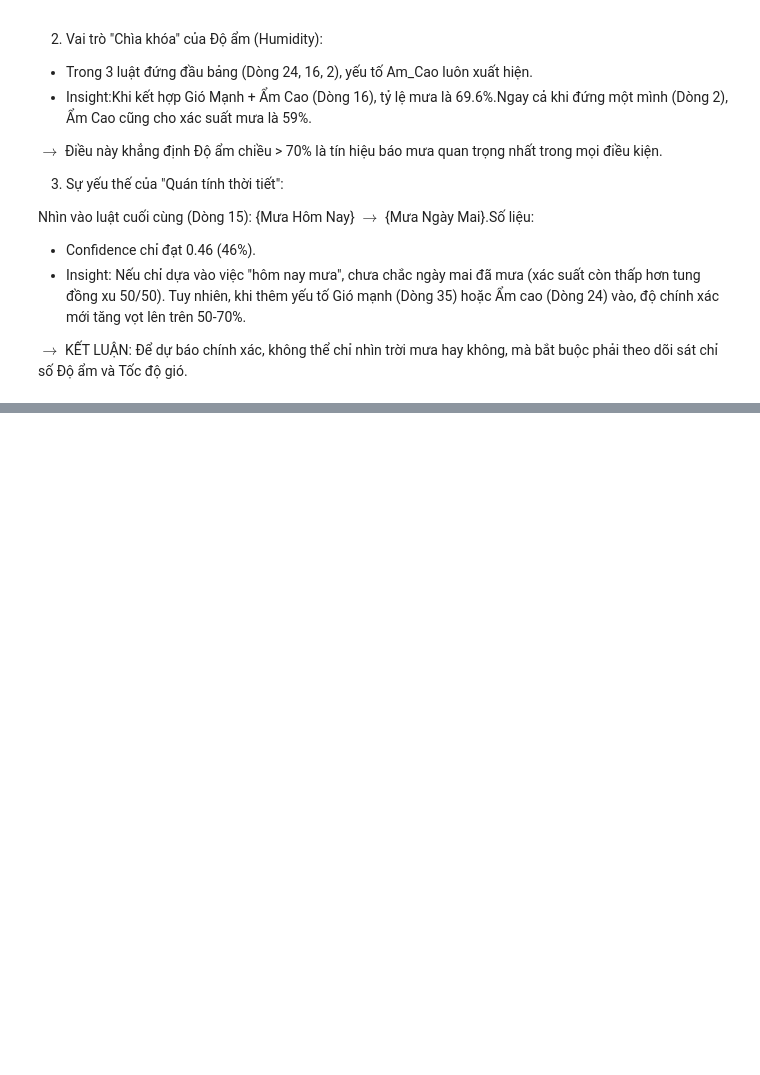
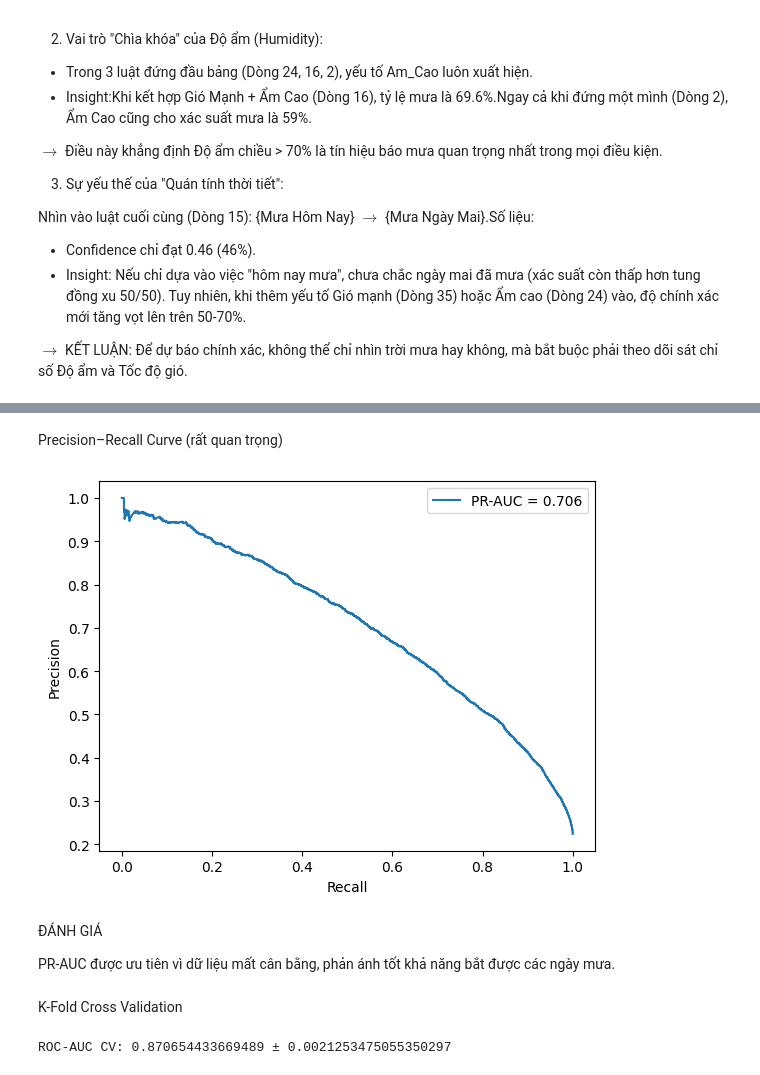
Before and after one commit to tuonglong1012/Khai_Pha_Cuoi_Ky, a Jupyter notebook: phantiepcuaLong.ipynb, the cells around one changed output, grey strips where cells are left out. Saved outputs shown, nothing was run; the diff lists cells and outputs as text; code cells hidden in the pictures; blank space fills up the shorter version.

```diff
--- a/phantiepcuaLong.ipynb
+++ b/phantiepcuaLong.ipynb
@@ -986,0 +986,3 @@ $\rightarrow$ KẾT LUẬN: Để dự báo chính xác, không thể chỉ nhì
+# %%
+num_cols = X.select_dtypes(include=["int64", "float64"]).columns
+cat_cols = X.select_dtypes(include=["object"]).columns
@@ -986,0 +1090,30 @@ $\rightarrow$ KẾT LUẬN: Để dự báo chính xác, không thể chỉ nhì
+# %% [markdown]
+Precision–Recall Curve (rất quan trọng)
+# %%
+from sklearn.metrics import precision_recall_curve, average_precision_score
+
+precision, recall, _ = precision_recall_curve(y_test, y_prob)
+pr_auc = average_precision_score(y_test, y_prob)
+
+plt.plot(recall, precision, label=f"PR-AUC = {pr_auc:.3f}")
+plt.xlabel("Recall")
+plt.ylabel("Precision")
+plt.legend()
+plt.show()
+# %% [output]
+[figure, added]
+# %% [markdown]
+ĐÁNH GIÁ
+
+PR-AUC được ưu tiên vì dữ liệu mất cân bằng, phản ánh tốt khả năng bắt được các ngày mưa.
+# %% [markdown]
+K-Fold Cross Validation
+# %%
+cv = StratifiedKFold(n_splits=5, shuffle=True, random_state=42)
+cv_auc = cross_val_score(
+    log_model, X, y, cv=cv, scoring="roc_auc"
+)
+
+print("ROC-AUC CV:", cv_auc.mean(), "±", cv_auc.std())
+# %% [output]
+ROC-AUC CV: 0.870654433669489 ± 0.0021253475055350297
```
Also changed, not shown: parts of 53 cells of this notebook, 1 other file.
